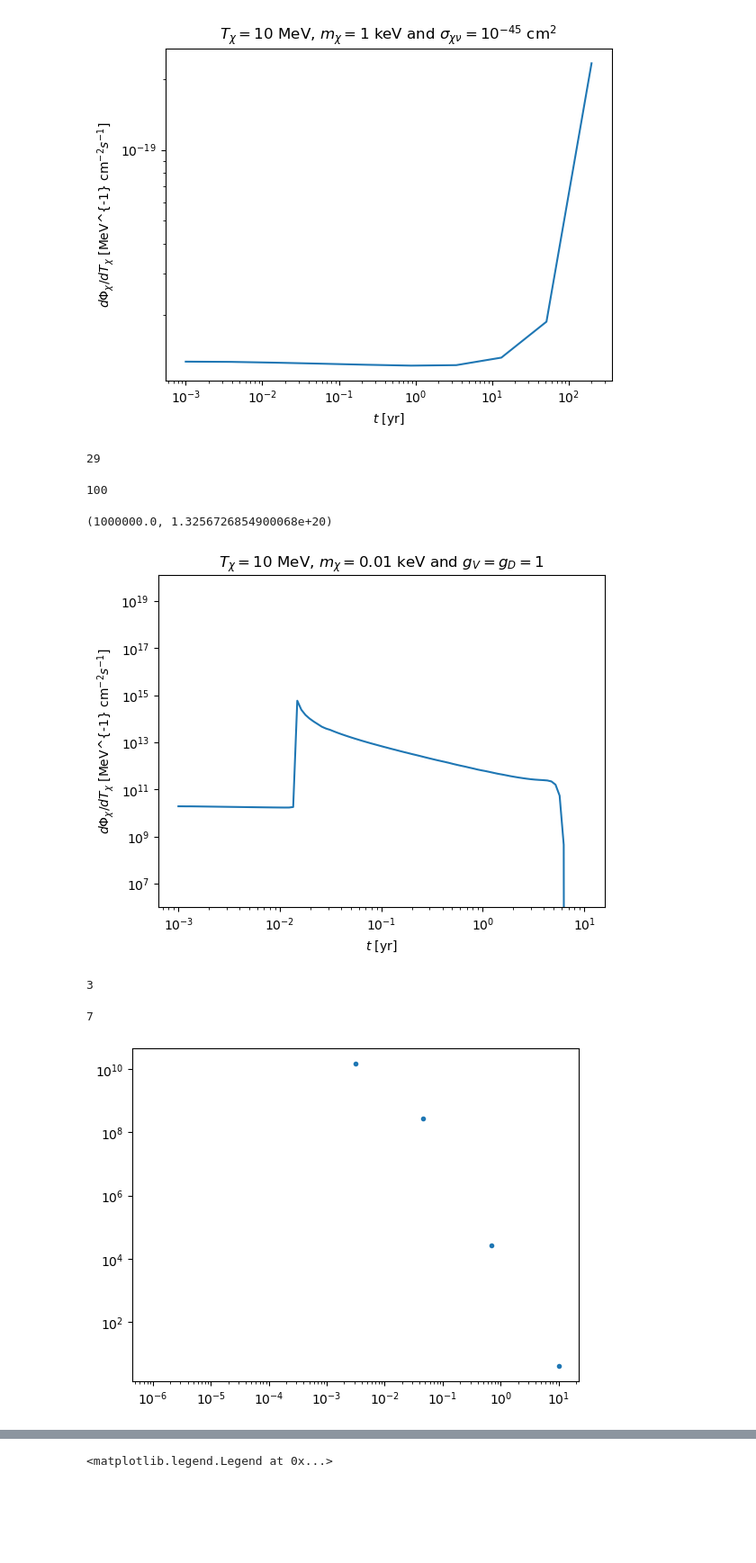
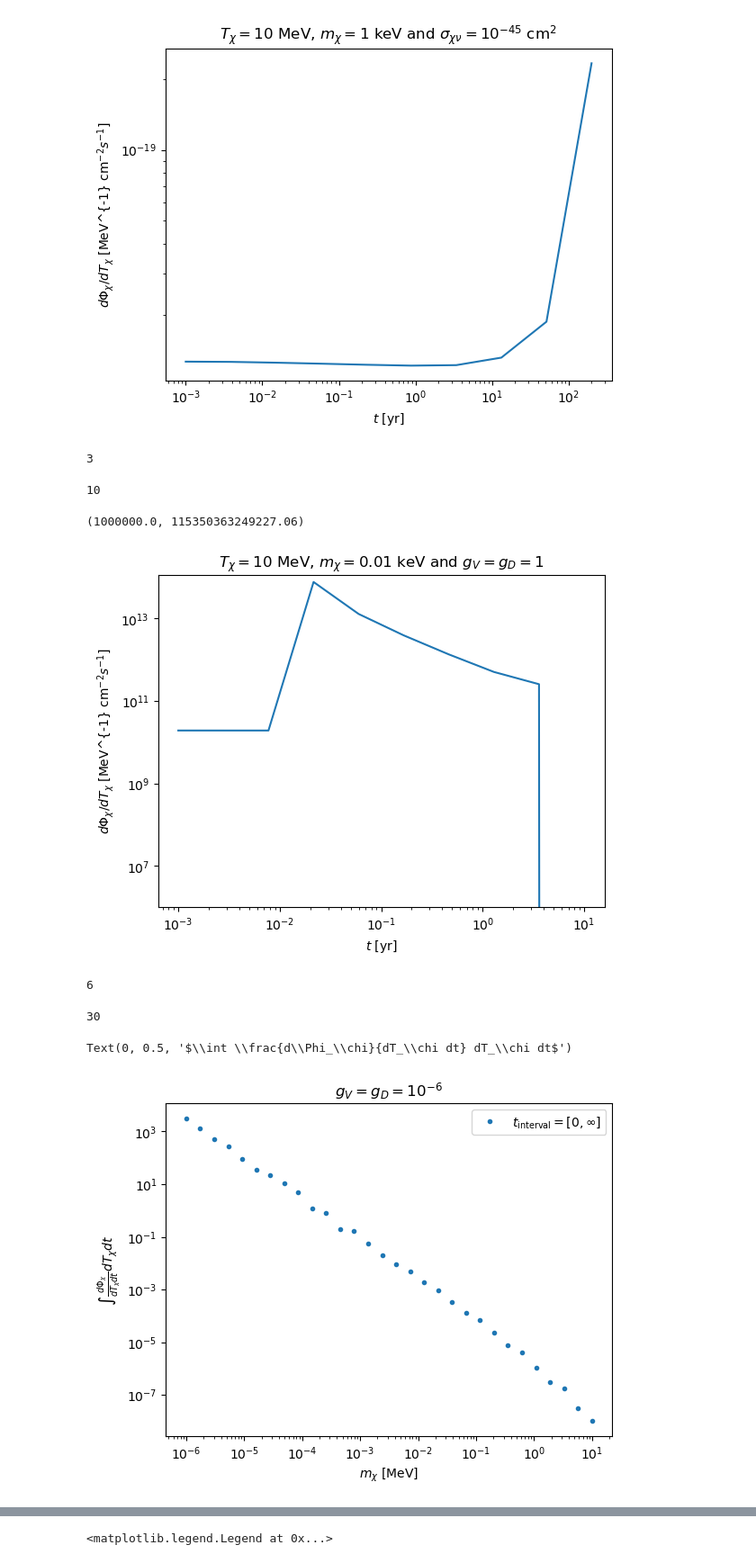
Before and after one commit to yenhsunlin/SNnuBDM2, a Jupyter notebook: src/snvbdm.ipynb, the cells around one changed output, grey strips where cells are left out. Shown at 90% size. Cells and saved outputs as stored; diff of their text form; code cells hidden in the pictures; blank space fills up the shorter version.

```diff
--- a/src/snvbdm.ipynb
+++ b/src/snvbdm.ipynb
@@ -300,7 +301,7 @@ mV = mx/3
 theta_ls = np.logspace(-5,np.log10(np.pi/2),50)
 phi_ls = np.linspace(0,2*np.pi,20)
 bdmflux = []
-time_ls = np.logspace(np.log10(yr2s)-3,np.log10(yr2s)+1,100)
+time_ls = np.logspace(np.log10(yr2s)-3,np.log10(yr2s)+1,10)
 integ = vegas.Integrator([[0, np.pi]])
 i = 1
 for t in time_ls:
@@ -314,8 +315,8 @@ for t in time_ls:
     print(i,end='\r')
     i+=1
 # %% [output]
-29
+3
-100
+10
 # %%
 plt.plot(time_ls/yr2s,np.array(bdmflux))
 plt.xscale('log')
@@ -325,17 +326,18 @@ plt.ylabel(r'$d\Phi_\chi/dT_\chi$ [MeV^{-1} cm$^{-2} s^{-1}$]')
 plt.title(f'$T_\chi = {Tx}$ MeV, $m_\chi = {mx}$ keV and $g_V=g_D=1$')
 plt.ylim(1e6,)
 # %% [output]
-(1000000.0, 1.3256726854900068e+20)
+(1000000.0, 115350363249227.06)
-[figure, old version]
+[figure, new version]
 # %%
 #theta_ls = np.logspace(-5,np.log10(np.pi/2),50)
 #phi_ls = np.linspace(0,2*np.pi,20)
 gV = 1e-6
 gD = 1e-6
 event = []
-mx_ls = np.logspace(-6,1,7)
+event_t_bound = []
+mx_ls = np.logspace(-6,1,30)
 #time_ls = np.logspace(np.log10(yr2s)-3,np.log10(yr2s)+1,100)
-integ = vegas.Integrator([[10,30*yr2s],[5,100],[0, 0.5*np.pi]])
+
 i = 1
 for mx in mx_ls:
     mV = mx/3
@@ -344,19 +346,35 @@ for mx in mx_ls:
         t = x[0]
         Tx = x[1]
         theta = x[2]
-        return 2*np.pi*diffFluxAtEarth(t,Tx,mx,mV,Rstar,theta,0,0,gV=gV,gD=gD)
+        return 2*np.pi*diffFluxAtEarth(t,Tx,mx,mV,Rstar,theta,1.45,0,gV=gV,gD=gD)
     # Setup integrand for vegas
+    tvan,thetaM = get_tvan_thetaM(5,mx,Rstar)
+    if tvan > 35*yr2s: tvan2 = 35*yr2s
+    else: tvan2 = tvan
+    integ = vegas.Integrator([[0,tvan],[5,100],[0, thetaM]])
+    #integ2 = vegas.Integrator([[5,tvan2],[5,100],[0, thetaM]])
+
+    #integ = vegas.Integrator([[0,100*yr2s],[5,100],[0, np.pi]])
     result = integ(f,nitn=10,neval=10000)
+    #result2 = integ2(f,nitn=10,neval=10000)
     event.append(result.mean)
+    #event_t_bound.append(result2.mean)
     print(i,end='\r')
     i+=1
 # %% [output]
-3
+6
-7
+30
 # %%
-plt.plot(mx_ls,event,'.')
+plt.plot(mx_ls,event,'.',label=r'$t_{\rm interval}=[0,\infty]$')
+#plt.plot(mx_ls,event_t_bound,'.',label=r'$t_{\rm interval}=[5\,{\rm s},35\,{\rm yrs}]$')
 plt.xscale('log')
 plt.yscale('log')
+plt.title(r'$g_V=g_D=10^{-6}$')
+plt.legend()
+plt.xlabel(r'$m_\chi$ [MeV]')
+plt.ylabel(r'$\int \frac{d\Phi_\chi}{dT_\chi dt} dT_\chi dt$')
+#plt.savefig('test.pdf',bbox_inches='tight')
 # %% [output]
+Text(0, 0.5, '$\\int \\frac{d\\Phi_\\chi}{dT_\\chi dt} dT_\\chi dt$')
-[figure, old version]
+[figure, new version]
 # %%
```
Also changed, not shown: parts of 7 cells of this notebook, 3 other files.
